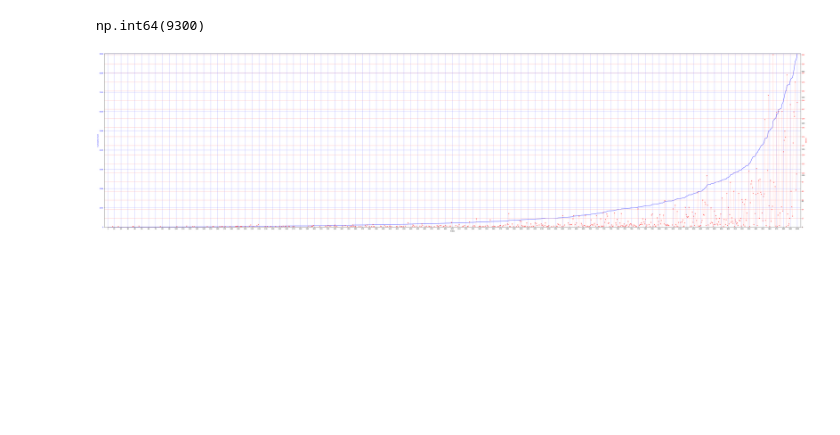
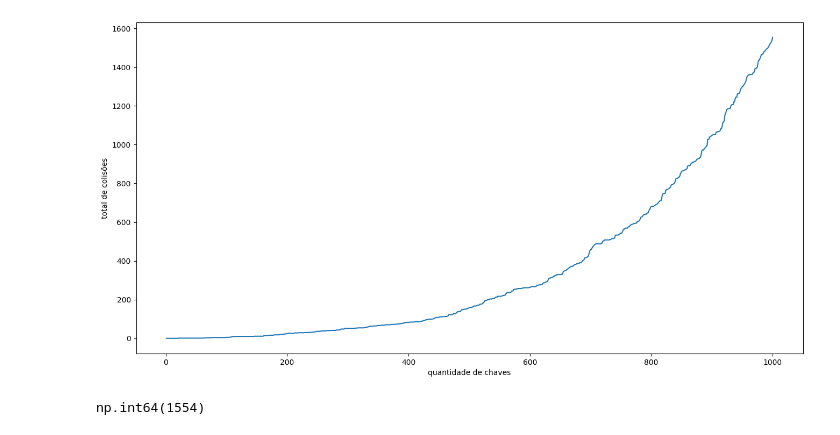
Before and after one commit to duduardo45/ENG1010, a Jupyter notebook: trab1/testes.ipynb, the cells around one changed output. Drawn from its saved outputs; the diff is of its cells as text; code cells hidden in the pictures; blank space fills up the shorter version.

```diff
--- a/trab1/testes.ipynb
+++ b/trab1/testes.ipynb
@@ -4,6 +4,7 @@ import numpy as np
 import matplotlib.pyplot as plt
 # %%
 df = pd.read_csv('colisoes.csv')
-# %%
-df['cumm_sum'] = df['count'].cumsum()
-df["cumm_sum"][200]
+# %%
+df['media'] = (df['acumulado'] / df['collision']) + 1
+# %%
+df['log'] = df['collision'].apply(np.log2)
@@ -10,45 +61,14 @@ df["cumm_sum"][200]
+# %%
+plt.figure(figsize=(16,8))
+
+plt.plot(df['collision'],df['acumulado'])
+plt.xlabel('quantidade de chaves')
+plt.ylabel('total de colisões')
+
+plt.show()
+# %% [output]
+[figure, added]
 # %%
 df['count'].sum()
 # %% [output]
-np.int64(9300)
+np.int64(1554)
-# %%
-fig, ax1 = plt.subplots(figsize=(80, 20))
-
-ax1.plot(df['collision'], df['cumm_sum'], label='Cumulative Sum', color='blue') # , marker='o'
-ax1.set_xlabel('Index')
-ax1.set_ylabel('Cumulative Sum', color='blue')
-ax1.tick_params(axis='y', labelcolor='blue')
-
-ax1.set_xlim([df['collision'].min()-5, df['collision'].max() + 5])
-ax1.set_ylim([df['cumm_sum'].min(), df['cumm_sum'].max() + 5])
-
-ax2 = ax1.twinx()
-
-ax2.plot(df.loc[(df['count'] != 0), 'collision'], df.loc[(df['count'] != 0), 'count'], label='Values', color='red', marker='x', linestyle='None')
-ax2.set_ylabel('Values', color='red')
-ax2.tick_params(axis='y', labelcolor='red')
-
-ax2.set_ylim([df['count'].min(), df['count'].max() + 2])
-
-ax3 = ax1.twinx()
-
-ax3.plot(df['collision'], df['count'], label='Values', color='red', linestyle='solid', linewidth=0.2)
-ax3.set_ylim([df['count'].min(), df['count'].max() + 2])
-
-x_values = np.linspace(df['collision'].min(), df['collision'].max(), num=101, dtype=int)
-ax1.set_xticks(x_values)
-
-y1_values = np.linspace(df['cumm_sum'].min(), df['cumm_sum'].max(), num=10, dtype=int)
-ax1.set_yticks(y1_values)
-
-y2_values = np.linspace(df['count'].min(), df['count'].max(), num=20, dtype=int)
-ax2.set_yticks(y2_values)
-
-ax1.grid(color='#7777FF')
-ax2.grid(color='#FF7777')
-
-plt.savefig('collisions-per-insertion.svg', format='svg')
-
-plt.show()
-# %% [output]
-[figure, removed]
```
Also changed, not shown: parts of 3 cells of this notebook, 2 other files.
